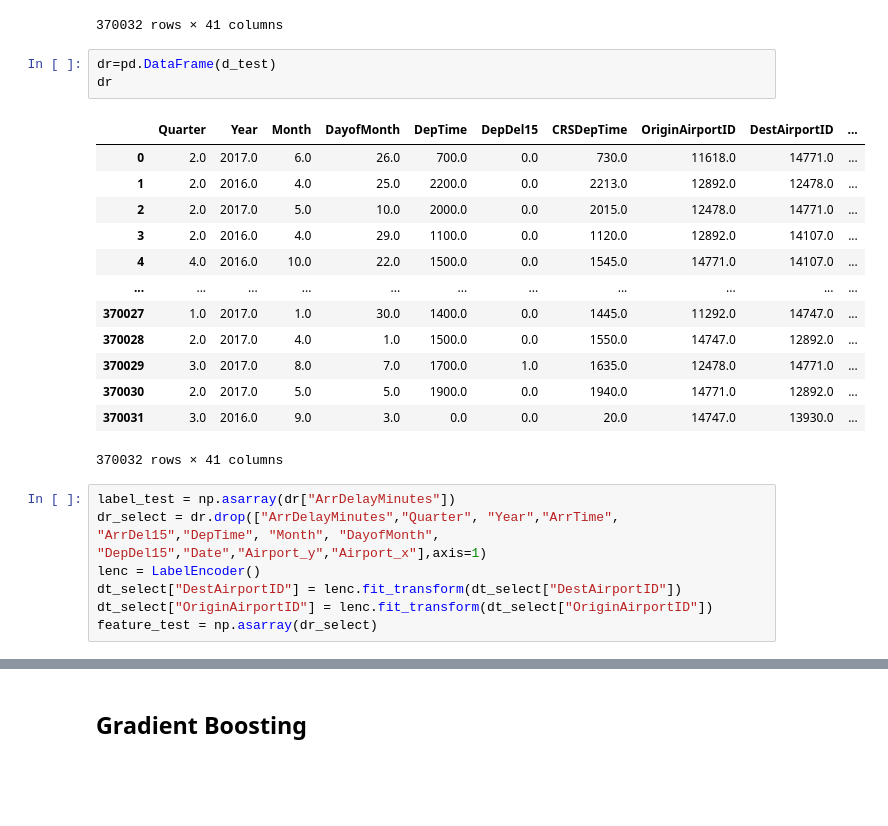
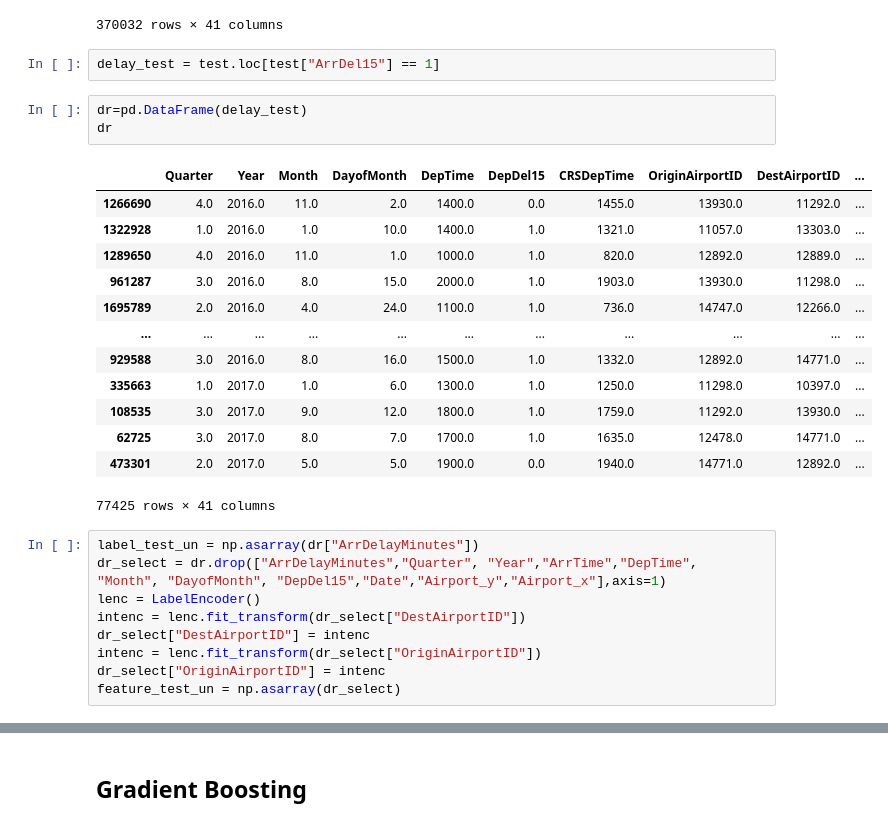
Before and after one commit to AMVamsi/Flight_Delay_Prediction, a Jupyter notebook: Regression .ipynb, the cells around one changed output, grey strips where cells are left out. Drawn from its saved outputs; the diff is of its cells as text; blank space fills up the shorter version.

```diff
--- a/Regression .ipynb
+++ b/Regression .ipynb
@@ -82,27 +174,31 @@ d_test
 | 370030 | 2.0 | 2017.0 | 5.0 | 5.0 | 1900.0 | 0.0 | 1940.0 | 14771.0 | 12892.0 | ... |
 | 370031 | 3.0 | 2016.0 | 9.0 | 3.0 | 0.0 | 0.0 | 20.0 | 14747.0 | 13930.0 | ... |
 370032 rows × 41 columns
+# %%
+delay_test = test.loc[test["ArrDel15"] == 1]
 # %%
-dr=pd.DataFrame(d_test)
+dr=pd.DataFrame(delay_test)
 dr
 # %% [output]
 |  | Quarter | Year | Month | DayofMonth | DepTime | DepDel15 | CRSDepTime | OriginAirportID | DestAirportID | ... |
-| 0 | 2.0 | 2017.0 | 6.0 | 26.0 | 700.0 | 0.0 | 730.0 | 11618.0 | 14771.0 | ... |
-| 1 | 2.0 | 2016.0 | 4.0 | 25.0 | 2200.0 | 0.0 | 2213.0 | 12892.0 | 12478.0 | ... |
-| 2 | 2.0 | 2017.0 | 5.0 | 10.0 | 2000.0 | 0.0 | 2015.0 | 12478.0 | 14771.0 | ... |
-| 3 | 2.0 | 2016.0 | 4.0 | 29.0 | 1100.0 | 0.0 | 1120.0 | 12892.0 | 14107.0 | ... |
-| 4 | 4.0 | 2016.0 | 10.0 | 22.0 | 1500.0 | 0.0 | 1545.0 | 14771.0 | 14107.0 | ... |
+| 1266690 | 4.0 | 2016.0 | 11.0 | 2.0 | 1400.0 | 0.0 | 1455.0 | 13930.0 | 11292.0 | ... |
+| 1322928 | 1.0 | 2016.0 | 1.0 | 10.0 | 1400.0 | 1.0 | 1321.0 | 11057.0 | 13303.0 | ... |
+| 1289650 | 4.0 | 2016.0 | 11.0 | 1.0 | 1000.0 | 1.0 | 820.0 | 12892.0 | 12889.0 | ... |
+| 961287 | 3.0 | 2016.0 | 8.0 | 15.0 | 2000.0 | 1.0 | 1903.0 | 13930.0 | 11298.0 | ... |
+| 1695789 | 2.0 | 2016.0 | 4.0 | 24.0 | 1100.0 | 1.0 | 736.0 | 14747.0 | 12266.0 | ... |
 | ... | ... | ... | ... | ... | ... | ... | ... | ... | ... | ... |
-| 370027 | 1.0 | 2017.0 | 1.0 | 30.0 | 1400.0 | 0.0 | 1445.0 | 11292.0 | 14747.0 | ... |
-| 370028 | 2.0 | 2017.0 | 4.0 | 1.0 | 1500.0 | 0.0 | 1550.0 | 14747.0 | 12892.0 | ... |
-| 370029 | 3.0 | 2017.0 | 8.0 | 7.0 | 1700.0 | 1.0 | 1635.0 | 12478.0 | 14771.0 | ... |
-| 370030 | 2.0 | 2017.0 | 5.0 | 5.0 | 1900.0 | 0.0 | 1940.0 | 14771.0 | 12892.0 | ... |
-| 370031 | 3.0 | 2016.0 | 9.0 | 3.0 | 0.0 | 0.0 | 20.0 | 14747.0 | 13930.0 | ... |
+| 929588 | 3.0 | 2016.0 | 8.0 | 16.0 | 1500.0 | 1.0 | 1332.0 | 12892.0 | 14771.0 | ... |
+| 335663 | 1.0 | 2017.0 | 1.0 | 6.0 | 1300.0 | 1.0 | 1250.0 | 11298.0 | 10397.0 | ... |
+| 108535 | 3.0 | 2017.0 | 9.0 | 12.0 | 1800.0 | 1.0 | 1759.0 | 11292.0 | 13930.0 | ... |
+| 62725 | 3.0 | 2017.0 | 8.0 | 7.0 | 1700.0 | 1.0 | 1635.0 | 12478.0 | 14771.0 | ... |
+| 473301 | 2.0 | 2017.0 | 5.0 | 5.0 | 1900.0 | 0.0 | 1940.0 | 14771.0 | 12892.0 | ... |
-370032 rows × 41 columns
+77425 rows × 41 columns
 # %%
-label_test = np.asarray(dr["ArrDelayMinutes"])
-dr_select = dr.drop(["ArrDelayMinutes","Quarter", "Year","ArrTime", "ArrDel15","DepTime", "Month", "DayofMonth", "DepDel15","Date","Airport_y","Airport_x"],axis=1)
+label_test_un = np.asarray(dr["ArrDelayMinutes"])
+dr_select = dr.drop(["ArrDelayMinutes","Quarter", "Year","ArrTime","DepTime", "Month", "DayofMonth", "DepDel15","Date","Airport_y","Airport_x"],axis=1)
 lenc = LabelEncoder()
-dt_select["DestAirportID"] = lenc.fit_transform(dt_select["DestAirportID"])
-dt_select["OriginAirportID"] = lenc.fit_transform(dt_select["OriginAirportID"])
-feature_test = np.asarray(dr_select)
+intenc = lenc.fit_transform(dr_select["DestAirportID"])
+dr_select["DestAirportID"] = intenc
+intenc = lenc.fit_transform(dr_select["OriginAirportID"])
+dr_select["OriginAirportID"] = intenc
+feature_test_un = np.asarray(dr_select)
```
Also changed, not shown: parts of 41 cells of this notebook.
